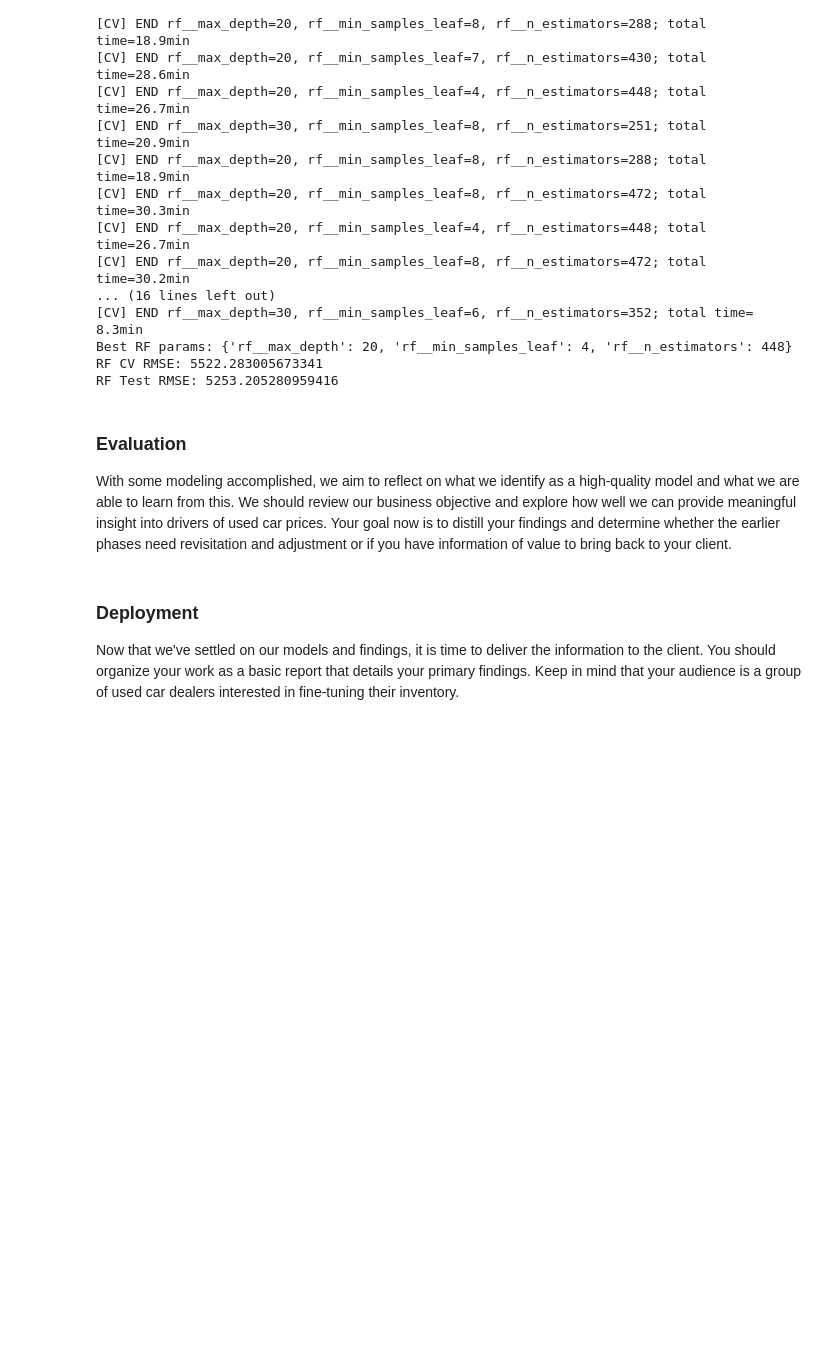
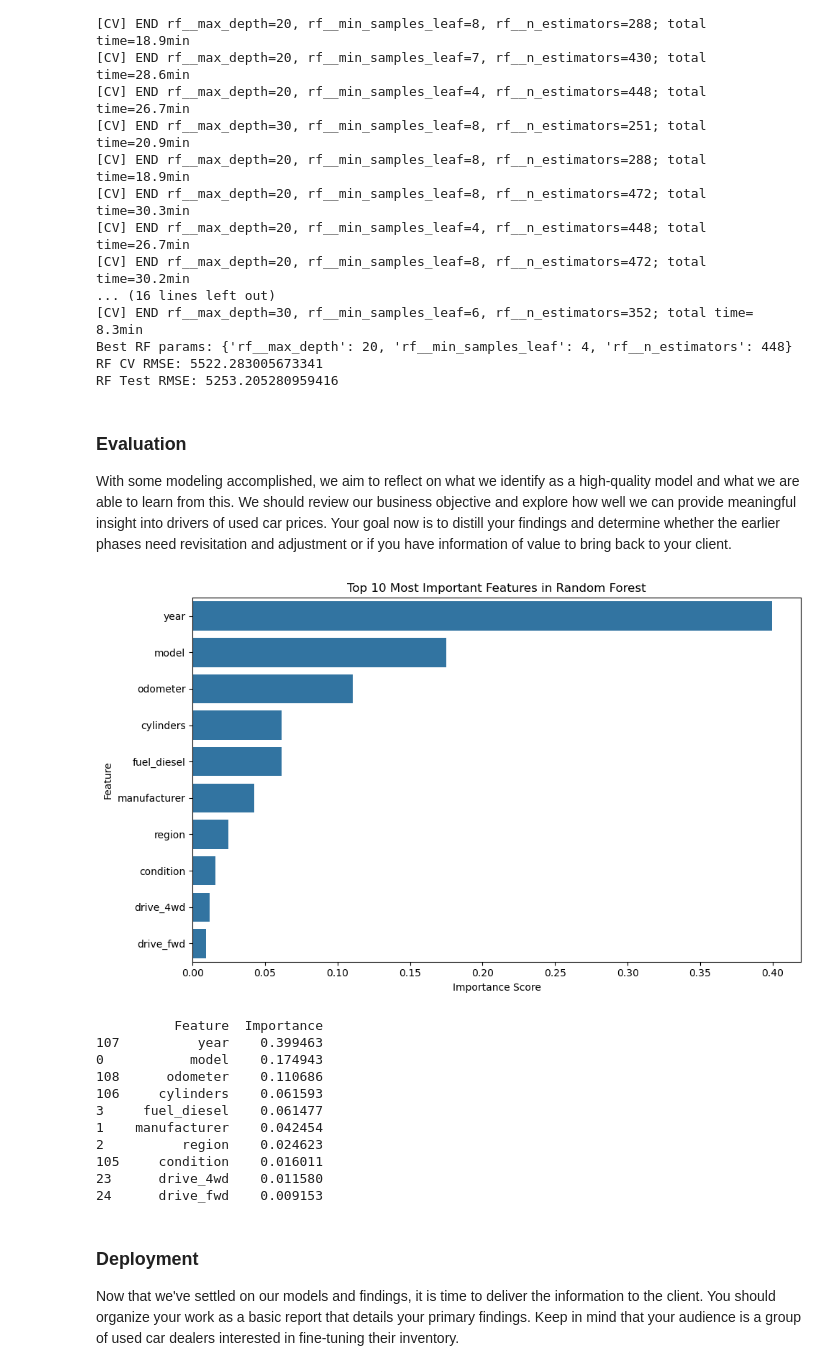
Before and after one commit to AriAlas/ml-price-of-car-analysis, a Jupyter notebook: practical_application_II_starter/what-drives-the-price-of-a-car.ipynb, the cells around one changed output. Drawn from its saved outputs; the diff is of its cells as text; code cells hidden in the pictures; blank space fills up the shorter version.

```diff
--- a/practical_application_II_starter/what-drives-the-price-of-a-car.ipynb
+++ b/practical_application_II_starter/what-drives-the-price-of-a-car.ipynb
@@ -581,6 +581,62 @@ RF Test RMSE: 5253.205280959416
 ### Evaluation
 
 With some modeling accomplished, we aim to reflect on what we identify as a high-quality model and what we are able to learn from this.  We should review our business objective and explore how well we can provide meaningful insight into drivers of used car prices.  Your goal now is to distill your findings and determine whether the earlier phases need revisitation and adjustment or if you have information of value to bring back to your client.
+# %%
+from sklearn.exceptions import NotFittedError
+
+# Get the fitted preprocessor from the best estimator
+fitted_preprocessor = rs.best_estimator_.named_steps['pre']
+
+# Access the individual fitted transformers
+fitted_te = fitted_preprocessor.named_transformers_['target']
+fitted_oh = fitted_preprocessor.named_transformers_['onehot']
+fitted_ord = fitted_preprocessor.named_transformers_['ordinal']
+fitted_num = fitted_preprocessor.named_transformers_['num']
+
+# Now safely extract feature names
+target_names = fitted_te.get_feature_names_out(target_cols)
+onehot_names = fitted_oh.get_feature_names_out(onehot_cols)
+ordinal_names = ordinal_cols
+num_names = numeric_cols
+
+# Combine in correct order
+feature_names = list(target_names) + list(onehot_names) + list(ordinal_names) + list(num_names)
+
+# Get feature importances from the best estimator
+best_rf = rs.best_estimator_.named_steps['rf']
+importances = best_rf.feature_importances_
+
+# Create a DataFrame and plot
+importance_df = pd.DataFrame({
+    'Feature': feature_names,
+    'Importance': importances
+}).sort_values(by='Importance', ascending=False)
+
+# Plot top N
+top_n = 10
+plt.figure(figsize=(10, 6))
+sns.barplot(data=importance_df.head(top_n), y='Feature', x='Importance')
+plt.title('Top 10 Most Important Features in Random Forest')
+plt.xlabel('Importance Score')
+plt.ylabel('Feature')
+plt.tight_layout()
+plt.show()
+
+# Optional: print table
+print(importance_df.head(top_n))
+# %% [output]
+[figure, added]
+          Feature  Importance
+107          year    0.399463
+0           model    0.174943
+108      odometer    0.110686
+106     cylinders    0.061593
+3     fuel_diesel    0.061477
+1    manufacturer    0.042454
+2          region    0.024623
+105     condition    0.016011
+23      drive_4wd    0.011580
+24      drive_fwd    0.009153
 # %% [markdown]
 ### Deployment
 
```
Also changed, not shown: parts of 1 cell of this notebook, 1 other file.
